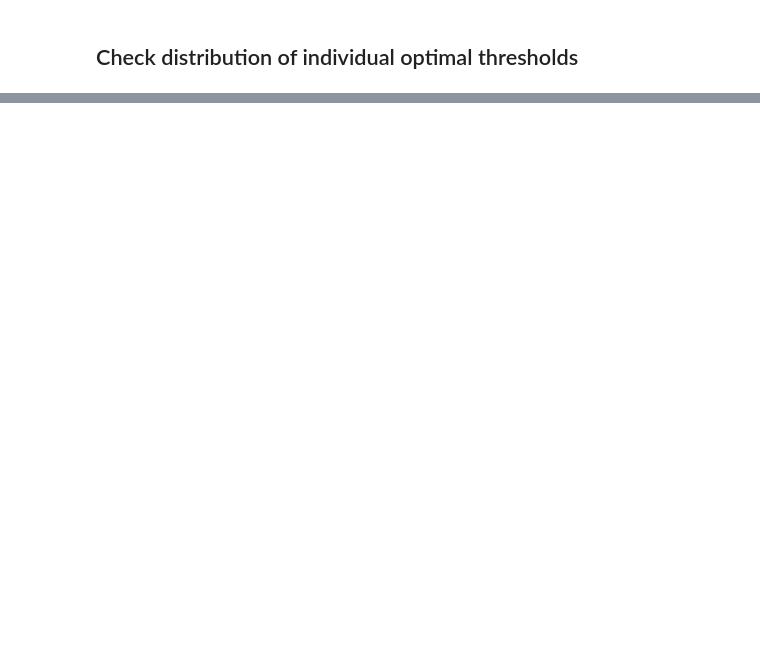
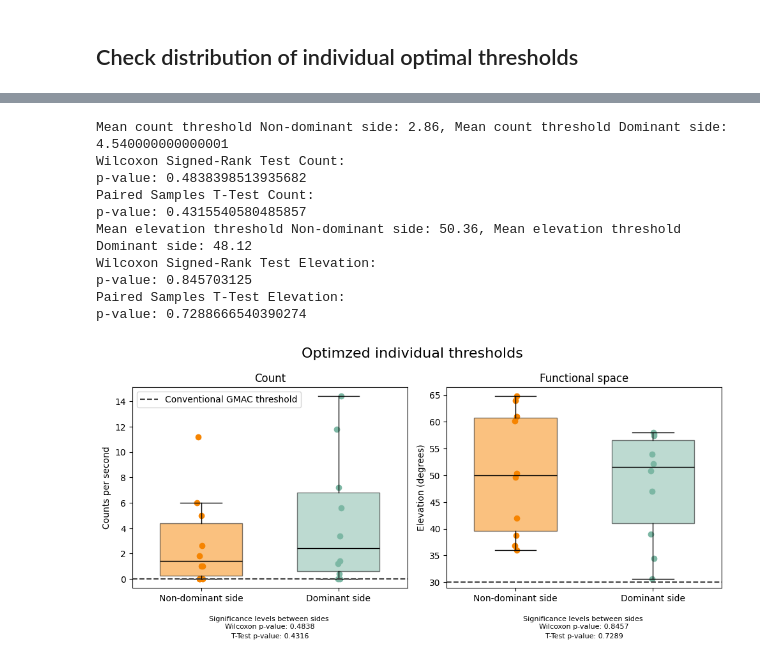
Before and after one commit to gloorli/ul-movement-tracking, a Jupyter notebook: src/statistics.ipynb, the cells around one changed output, grey strips where cells are left out. Cells and saved outputs as stored; diff of their text form; code cells hidden in the pictures; blank space fills up the shorter version.

```diff
--- a/src/statistics.ipynb
+++ b/src/statistics.ipynb
@@ -105,2 +118,11 @@ Spearman Correlation: -0.13373921960961418 p-value: 0.7126222235089889
 # %% [markdown]
 ## Check distribution of individual optimal thresholds
+# %%
+import numpy as np
+def extract_dominant_hand_thresholds(count_threshold: np.ndarray, count_threshold_healthy: np.ndarray, pitch_threshold: np.ndarray, pitch_threshold_healthy: np.ndarray, dominant_impaired: np.ndarray):
+    count_threshold_dominant_hand = np.where(dominant_impaired, count_threshold, count_threshold_healthy)
+    pitch_threshold_dominant_hand = np.where(dominant_impaired, pitch_threshold, pitch_threshold_healthy)
+    count_threshold_nondominant_hand = np.where(dominant_impaired, count_threshold_healthy, count_threshold)
+    pitch_threshold_nondominant_hand = np.where(dominant_impaired, pitch_threshold_healthy, pitch_threshold)
+
+    return count_threshold_dominant_hand, pitch_threshold_dominant_hand, count_threshold_nondominant_hand, pitch_threshold_nondominant_hand
@@ -124,0 +147,14 @@ p-value: 0.016547390229919037
+# %%
+check_distribution(COUNT_THRESHOLD_NONDOMINANT_HAND, COUNT_THRESHOLD_DOMINANT_HAND, ELEVATION_THRESHOLD_NONDOMINANT_HAND, ELEVATION_THRESHOLD_DOMINANT_HAND, x_data_label=['Non-dominant side', 'Dominant side']) #dominant vs nondominant hand
+# %% [output]
+Mean count threshold Non-dominant side: 2.86, Mean count threshold Dominant side: 4.540000000000001
+Wilcoxon Signed-Rank Test Count:
+p-value: 0.4838398513935682
+Paired Samples T-Test Count:
+p-value: 0.4315540580485857
+Mean elevation threshold Non-dominant side: 50.36, Mean elevation threshold Dominant side: 48.12
+Wilcoxon Signed-Rank Test Elevation:
+p-value: 0.845703125
+Paired Samples T-Test Elevation:
+p-value: 0.7288666540390274
+[figure, added]
```
Also changed, not shown: parts of 19 cells of this notebook, 1 other file.
